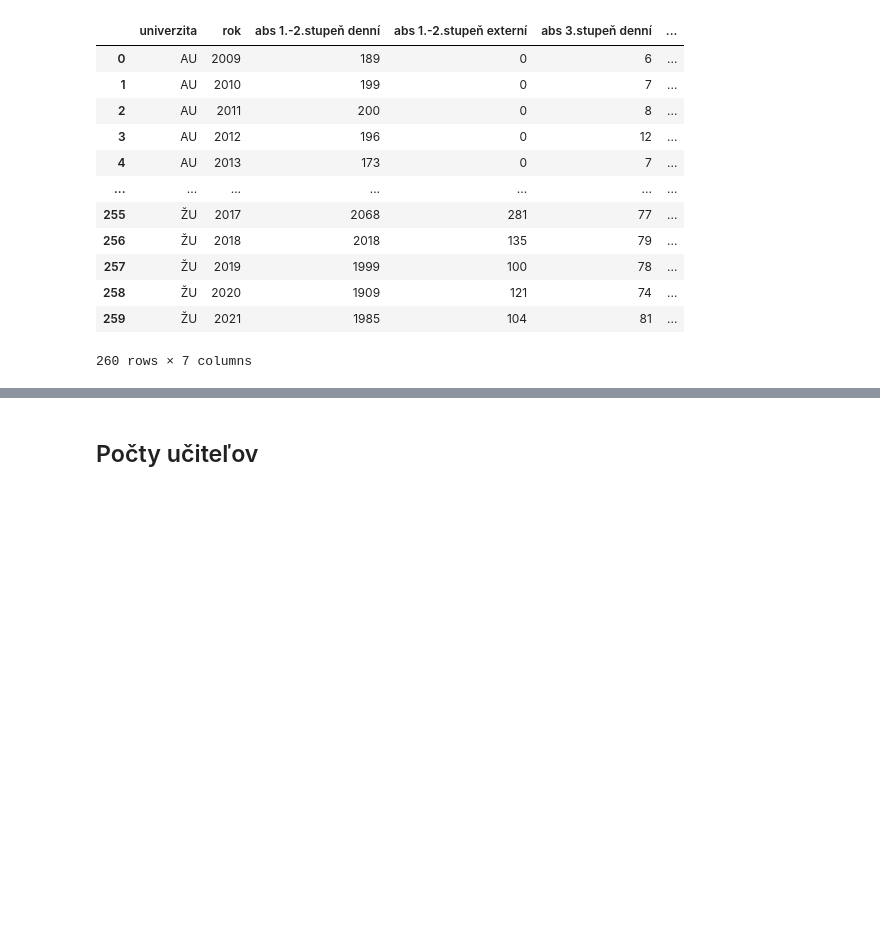
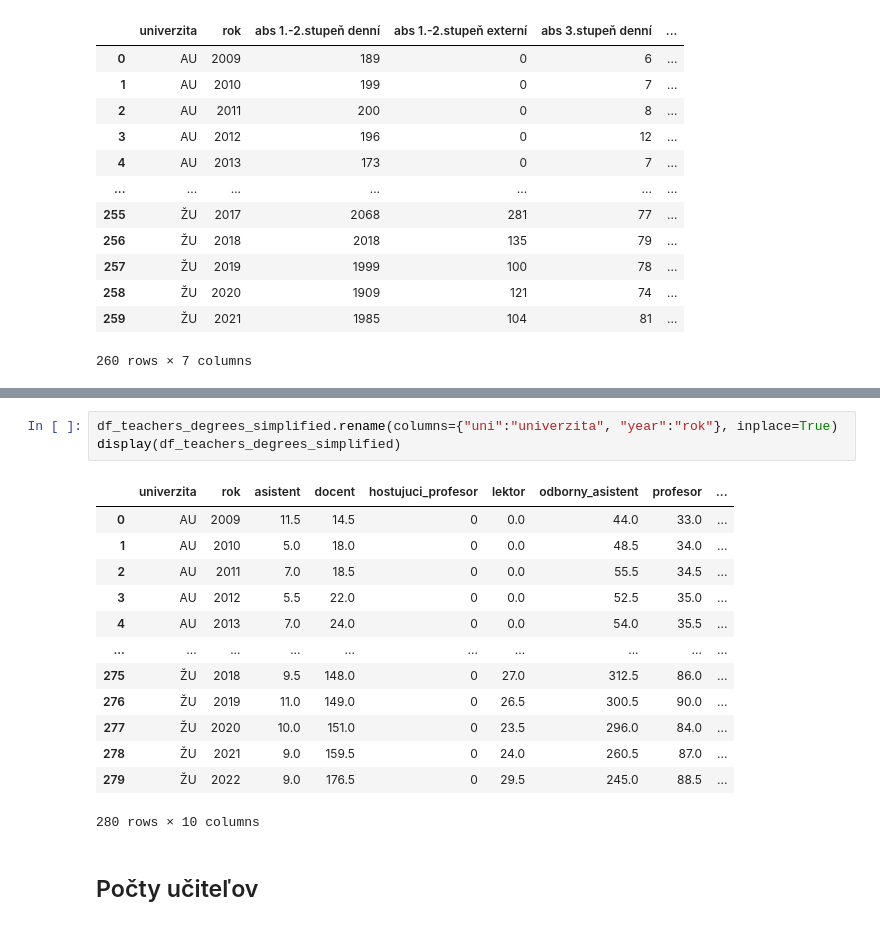
Before and after one commit to hudo16-38/pridav-project, a Jupyter notebook: analysis/analysis.ipynb, the cells around one changed output, grey strips where cells are left out. Drawn from its saved outputs; the diff is of its cells as text; blank space fills up the shorter version.

```diff
--- a/analysis/analysis.ipynb
+++ b/analysis/analysis.ipynb
@@ -78,3 +79,20 @@ display(df_dotacie)
+# %%
+df_teachers_degrees_simplified.rename(columns={"uni":"univerzita", "year":"rok"}, inplace=True)
+display(df_teachers_degrees_simplified)
+# %% [output]
+|  | univerzita | rok | asistent | docent | hostujuci_profesor | lektor | odborny_asistent | profesor | ... |
+| 0 | AU | 2009 | 11.5 | 14.5 | 0 | 0.0 | 44.0 | 33.0 | ... |
+| 1 | AU | 2010 | 5.0 | 18.0 | 0 | 0.0 | 48.5 | 34.0 | ... |
+| 2 | AU | 2011 | 7.0 | 18.5 | 0 | 0.0 | 55.5 | 34.5 | ... |
+| 3 | AU | 2012 | 5.5 | 22.0 | 0 | 0.0 | 52.5 | 35.0 | ... |
+| 4 | AU | 2013 | 7.0 | 24.0 | 0 | 0.0 | 54.0 | 35.5 | ... |
+| ... | ... | ... | ... | ... | ... | ... | ... | ... | ... |
+| 275 | ŽU | 2018 | 9.5 | 148.0 | 0 | 27.0 | 312.5 | 86.0 | ... |
+| 276 | ŽU | 2019 | 11.0 | 149.0 | 0 | 26.5 | 300.5 | 90.0 | ... |
+| 277 | ŽU | 2020 | 10.0 | 151.0 | 0 | 23.5 | 296.0 | 84.0 | ... |
+| 278 | ŽU | 2021 | 9.0 | 159.5 | 0 | 24.0 | 260.5 | 87.0 | ... |
+| 279 | ŽU | 2022 | 9.0 | 176.5 | 0 | 29.5 | 245.0 | 88.5 | ... |
+280 rows × 10 columns
 # %% [markdown]
 ## Počty učiteľov
 # %%
```
Also changed, not shown: parts of 7 cells of this notebook.
